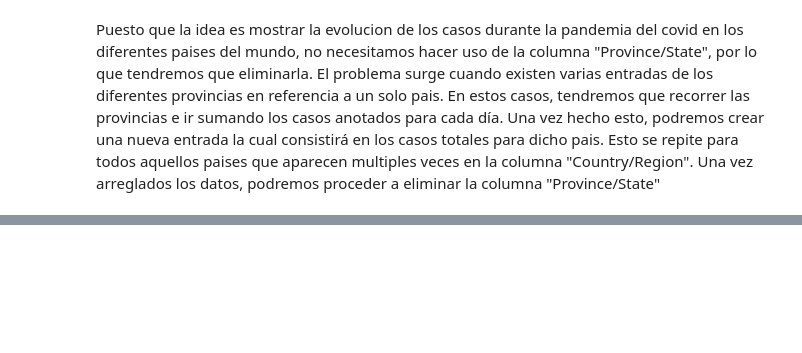
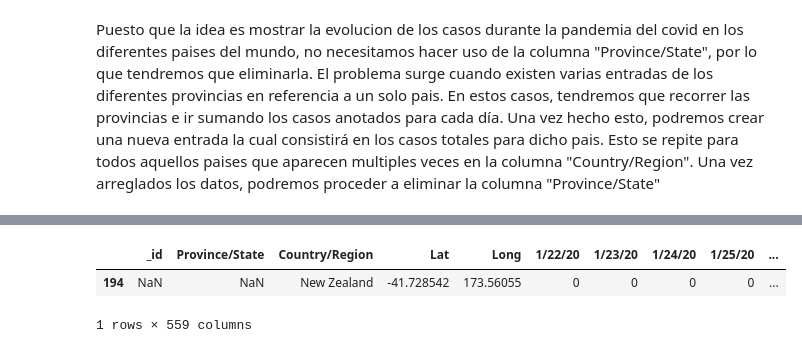
Before and after one commit to Alvaro-Lucas/mid_bootcamp_project, a Jupyter notebook: src/Untitled.ipynb, the cells around one changed output, grey strips where cells are left out. Drawn from its saved outputs; the diff is of its cells as text; code cells hidden in the pictures; blank space fills up the shorter version.

```diff
--- a/src/Untitled.ipynb
+++ b/src/Untitled.ipynb
@@ -64,0 +168,30 @@ print(v)
+# %%
+data_new_zealand = {}
+for column in data.columns[1::]:
+    data_new_zealand[column] = '0'
+
+suma = 0
+for column in data.loc[data["Country/Region"] == "New Zealand"]:
+    if not column in ["_id", "Province/State", "Country/Region", "Lat", "Long"]:
+        suma = 0
+        for cases in data[column].loc[data["Country/Region"] == "New Zealand"]:
+            suma += int(cases)
+        data_new_zealand[column] = suma
+
+data_new_zealand['Province/State'] = "NaN"
+data_new_zealand['Country/Region'] = "New Zealand"
+data_new_zealand['Lat'] = -41.728542
+data_new_zealand['Long'] = 173.560550
+# %%
+for country in ["Australia", "United Kingdom", "France", "Canada", "China", "Netherlands", "Denmark", "New Zealand"]:
+    index = data.loc[data['Country/Region'] == country].index.values
+    data = data.drop(index)
+# %%
+data = data.append(data_china, ignore_index=True)
+data = data.append(data_canada, ignore_index=True)
+data = data.append(data_france, ignore_index=True)
+data = data.append(data_united_kingdom, ignore_index=True)
+data = data.append(data_australia, ignore_index=True)
+data = data.append(data_netherlands, ignore_index=True)
+data = data.append(data_denmark, ignore_index=True)
+data = data.append(data_new_zealand, ignore_index=True)
@@ -64,0 +218,6 @@ print(v)
+# %%
+data[data["Country/Region"] == "New Zealand"]
+# %% [output]
+|  | _id | Province/State | Country/Region | Lat | Long | 1/22/20 | 1/23/20 | 1/24/20 | 1/25/20 | ... |
+| 194 | NaN | NaN | New Zealand | -41.728542 | 173.56055 | 0 | 0 | 0 | 0 | ... |
+1 rows × 559 columns
```
Also changed, not shown: parts of 14 cells of this notebook.
